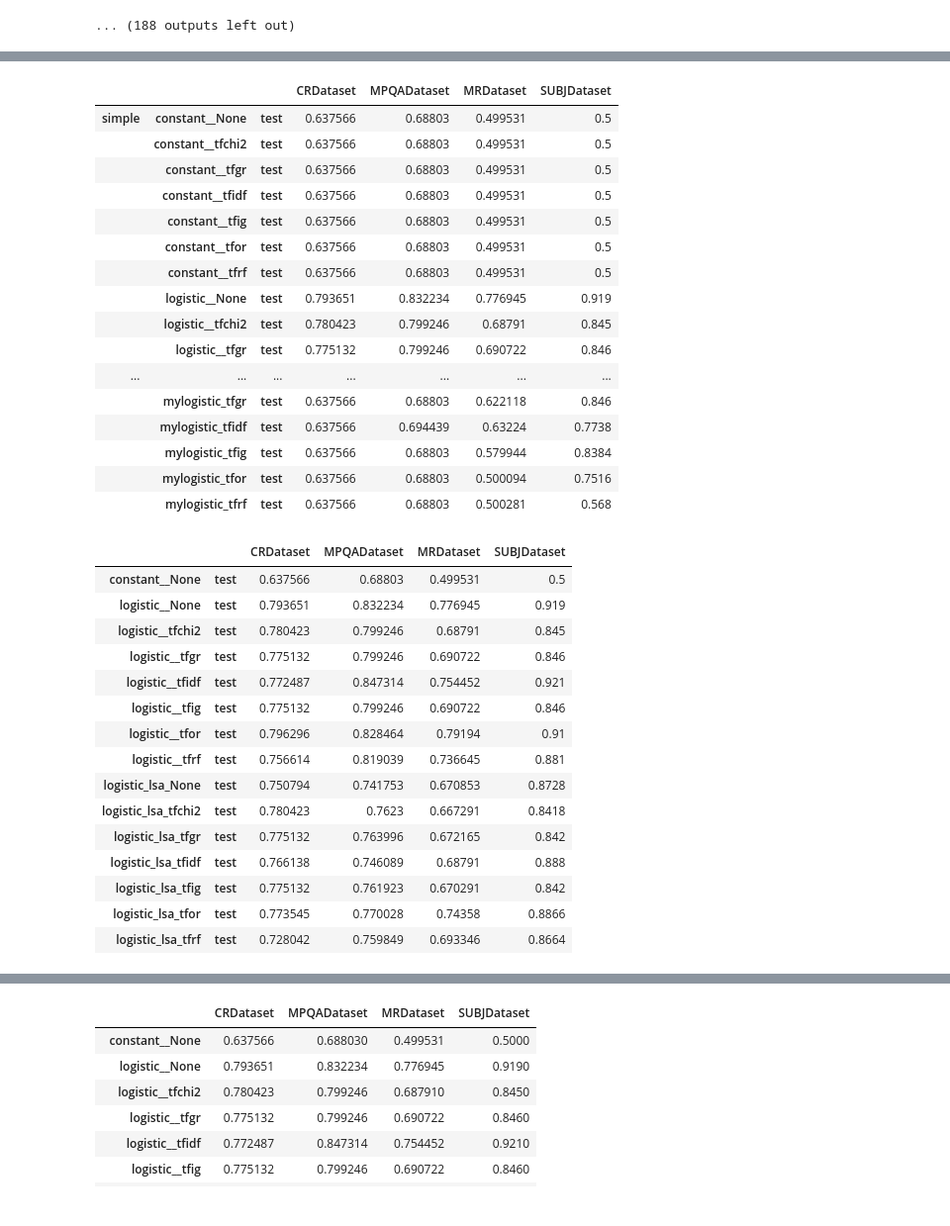
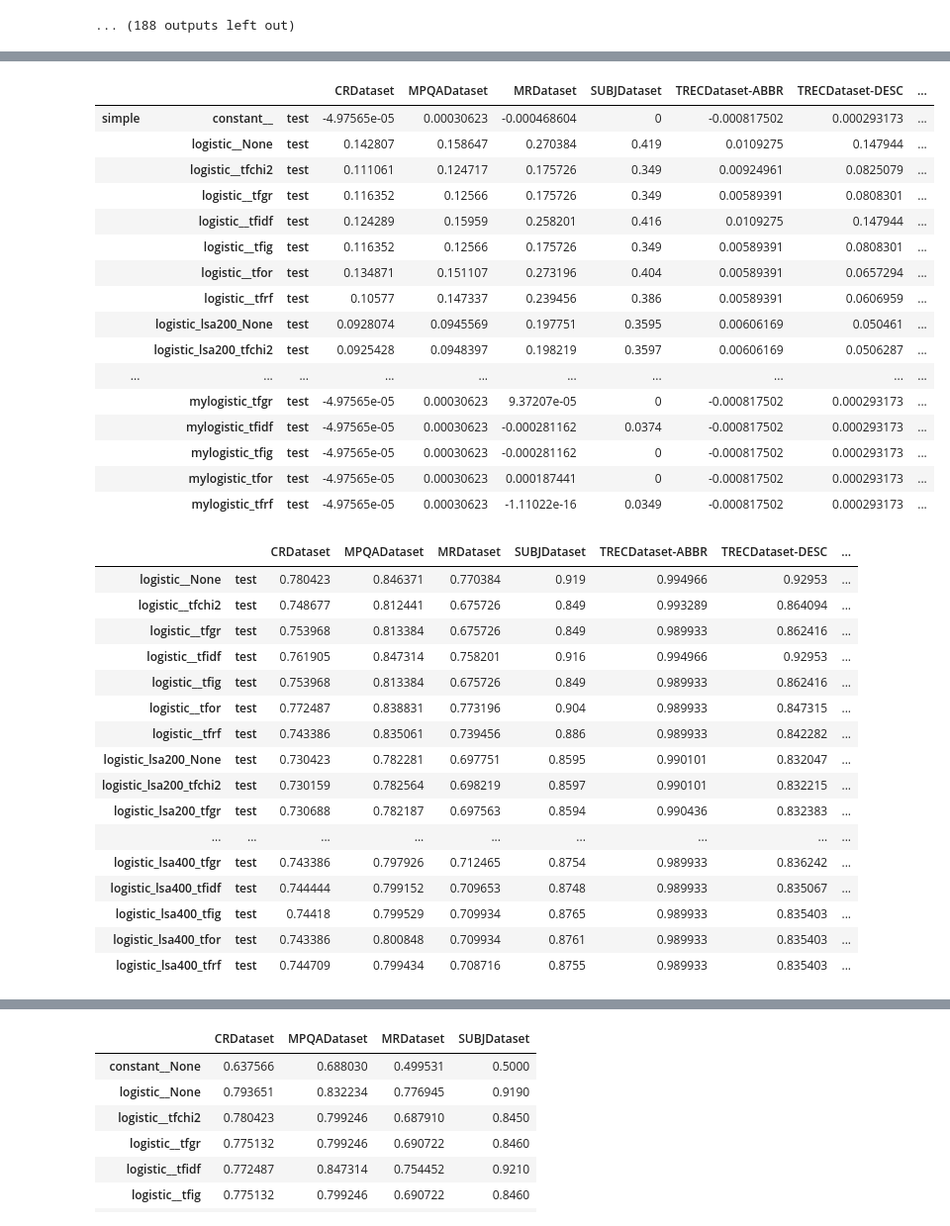
Before and after one commit to vlejd/diploma_thesis, a Jupyter notebook: lsa_backprop/experiments_baselines.ipynb, the cells around one changed output, grey strips where cells are left out. Shown at 99% size. Cells and saved outputs as stored; diff of their text form; code cells hidden in the pictures.

Commit message:
LSA baselines

```diff
--- a/lsa_backprop/experiments_baselines.ipynb
+++ b/lsa_backprop/experiments_baselines.ipynb
@@ -191,7 +289,7 @@ for dataset in datasets.ALL_DATASETS+datasets.TREC_DATASETS:
 # %%
-dump_file = 'dumps/results_baselinessimple_model2.pickle'
+dump_file = 'dumps/results_baselines_simple_model.pickle'
 
-if True:
+if False:
     pickle.dump(results, open(dump_file,'bw'))
 
 loaded_results = pickle.load(open(dump_file,'br'))
@@ -198,26 +298,27 @@ loaded_results = pickle.load(open(dump_file,'br'))
 # %%
 cm = sns.light_palette("green", as_cmap=True)
 df = pd.DataFrame(loaded_results)
+subtract_baseline(df)
 df = df.sort_index().loc[(slice(None),slice(None), 'test'),:]
 df.style.background_gradient(cmap=cm)
 # %% [output]
-|  |  |  | CRDataset | MPQADataset | MRDataset | SUBJDataset |
-| simple | constant__None | test | 0.637566 | 0.68803 | 0.499531 | 0.5 |
-|  | constant__tfchi2 | test | 0.637566 | 0.68803 | 0.499531 | 0.5 |
-|  | constant__tfgr | test | 0.637566 | 0.68803 | 0.499531 | 0.5 |
-|  | constant__tfidf | test | 0.637566 | 0.68803 | 0.499531 | 0.5 |
-|  | constant__tfig | test | 0.637566 | 0.68803 | 0.499531 | 0.5 |
-|  | constant__tfor | test | 0.637566 | 0.68803 | 0.499531 | 0.5 |
-|  | constant__tfrf | test | 0.637566 | 0.68803 | 0.499531 | 0.5 |
-|  | logistic__None | test | 0.793651 | 0.832234 | 0.776945 | 0.919 |
-|  | logistic__tfchi2 | test | 0.780423 | 0.799246 | 0.68791 | 0.845 |
-|  | logistic__tfgr | test | 0.775132 | 0.799246 | 0.690722 | 0.846 |
-| ... | ... | ... | ... | ... | ... | ... |
-|  | mylogistic_tfgr | test | 0.637566 | 0.68803 | 0.622118 | 0.846 |
-|  | mylogistic_tfidf | test | 0.637566 | 0.694439 | 0.63224 | 0.7738 |
-|  | mylogistic_tfig | test | 0.637566 | 0.68803 | 0.579944 | 0.8384 |
-|  | mylogistic_tfor | test | 0.637566 | 0.68803 | 0.500094 | 0.7516 |
-|  | mylogistic_tfrf | test | 0.637566 | 0.68803 | 0.500281 | 0.568 |
+|  |  |  | CRDataset | MPQADataset | MRDataset | SUBJDataset | TRECDataset-ABBR | TRECDataset-DESC | ... |
+| simple | constant__ | test | -4.97565e-05 | 0.00030623 | -0.000468604 | 0 | -0.000817502 | 0.000293173 | ... |
+|  | logistic__None | test | 0.142807 | 0.158647 | 0.270384 | 0.419 | 0.0109275 | 0.147944 | ... |
+|  | logistic__tfchi2 | test | 0.111061 | 0.124717 | 0.175726 | 0.349 | 0.00924961 | 0.0825079 | ... |
+|  | logistic__tfgr | test | 0.116352 | 0.12566 | 0.175726 | 0.349 | 0.00589391 | 0.0808301 | ... |
+|  | logistic__tfidf | test | 0.124289 | 0.15959 | 0.258201 | 0.416 | 0.0109275 | 0.147944 | ... |
+|  | logistic__tfig | test | 0.116352 | 0.12566 | 0.175726 | 0.349 | 0.00589391 | 0.0808301 | ... |
+|  | logistic__tfor | test | 0.134871 | 0.151107 | 0.273196 | 0.404 | 0.00589391 | 0.0657294 | ... |
+|  | logistic__tfrf | test | 0.10577 | 0.147337 | 0.239456 | 0.386 | 0.00589391 | 0.0606959 | ... |
+|  | logistic_lsa200_None | test | 0.0928074 | 0.0945569 | 0.197751 | 0.3595 | 0.00606169 | 0.050461 | ... |
+|  | logistic_lsa200_tfchi2 | test | 0.0925428 | 0.0948397 | 0.198219 | 0.3597 | 0.00606169 | 0.0506287 | ... |
+| ... | ... | ... | ... | ... | ... | ... | ... | ... | ... |
+|  | mylogistic_tfgr | test | -4.97565e-05 | 0.00030623 | 9.37207e-05 | 0 | -0.000817502 | 0.000293173 | ... |
+|  | mylogistic_tfidf | test | -4.97565e-05 | 0.00030623 | -0.000281162 | 0.0374 | -0.000817502 | 0.000293173 | ... |
+|  | mylogistic_tfig | test | -4.97565e-05 | 0.00030623 | -0.000281162 | 0 | -0.000817502 | 0.000293173 | ... |
+|  | mylogistic_tfor | test | -4.97565e-05 | 0.00030623 | 0.000187441 | 0 | -0.000817502 | 0.000293173 | ... |
+|  | mylogistic_tfrf | test | -4.97565e-05 | 0.00030623 | -1.11022e-16 | 0.0349 | -0.000817502 | 0.000293173 | ... |
 # %%
 cm = sns.light_palette("green", as_cmap=True)
 df_results = pd.DataFrame(loaded_results).loc['simple']
@@ -225,22 +326,23 @@ interesting = [x for x in df_results.index.levels[0] if 'constant' not in x and
 
 df_results.loc[(interesting, 'test'),:].style.background_gradient(cmap=cm)
 # %% [output]
-|  |  | CRDataset | MPQADataset | MRDataset | SUBJDataset |
-| constant__None | test | 0.637566 | 0.68803 | 0.499531 | 0.5 |
-| logistic__None | test | 0.793651 | 0.832234 | 0.776945 | 0.919 |
-| logistic__tfchi2 | test | 0.780423 | 0.799246 | 0.68791 | 0.845 |
-| logistic__tfgr | test | 0.775132 | 0.799246 | 0.690722 | 0.846 |
-| logistic__tfidf | test | 0.772487 | 0.847314 | 0.754452 | 0.921 |
-| logistic__tfig | test | 0.775132 | 0.799246 | 0.690722 | 0.846 |
-| logistic__tfor | test | 0.796296 | 0.828464 | 0.79194 | 0.91 |
-| logistic__tfrf | test | 0.756614 | 0.819039 | 0.736645 | 0.881 |
-| logistic_lsa_None | test | 0.750794 | 0.741753 | 0.670853 | 0.8728 |
-| logistic_lsa_tfchi2 | test | 0.780423 | 0.7623 | 0.667291 | 0.8418 |
-| logistic_lsa_tfgr | test | 0.775132 | 0.763996 | 0.672165 | 0.842 |
-| logistic_lsa_tfidf | test | 0.766138 | 0.746089 | 0.68791 | 0.888 |
-| logistic_lsa_tfig | test | 0.775132 | 0.761923 | 0.670291 | 0.842 |
-| logistic_lsa_tfor | test | 0.773545 | 0.770028 | 0.74358 | 0.8866 |
-| logistic_lsa_tfrf | test | 0.728042 | 0.759849 | 0.693346 | 0.8664 |
+|  |  | CRDataset | MPQADataset | MRDataset | SUBJDataset | TRECDataset-ABBR | TRECDataset-DESC | ... |
+| logistic__None | test | 0.780423 | 0.846371 | 0.770384 | 0.919 | 0.994966 | 0.92953 | ... |
+| logistic__tfchi2 | test | 0.748677 | 0.812441 | 0.675726 | 0.849 | 0.993289 | 0.864094 | ... |
+| logistic__tfgr | test | 0.753968 | 0.813384 | 0.675726 | 0.849 | 0.989933 | 0.862416 | ... |
+| logistic__tfidf | test | 0.761905 | 0.847314 | 0.758201 | 0.916 | 0.994966 | 0.92953 | ... |
+| logistic__tfig | test | 0.753968 | 0.813384 | 0.675726 | 0.849 | 0.989933 | 0.862416 | ... |
+| logistic__tfor | test | 0.772487 | 0.838831 | 0.773196 | 0.904 | 0.989933 | 0.847315 | ... |
+| logistic__tfrf | test | 0.743386 | 0.835061 | 0.739456 | 0.886 | 0.989933 | 0.842282 | ... |
+| logistic_lsa200_None | test | 0.730423 | 0.782281 | 0.697751 | 0.8595 | 0.990101 | 0.832047 | ... |
+| logistic_lsa200_tfchi2 | test | 0.730159 | 0.782564 | 0.698219 | 0.8597 | 0.990101 | 0.832215 | ... |
+| logistic_lsa200_tfgr | test | 0.730688 | 0.782187 | 0.697563 | 0.8594 | 0.990436 | 0.832383 | ... |
+| ... | ... | ... | ... | ... | ... | ... | ... | ... |
+| logistic_lsa400_tfgr | test | 0.743386 | 0.797926 | 0.712465 | 0.8754 | 0.989933 | 0.836242 | ... |
+| logistic_lsa400_tfidf | test | 0.744444 | 0.799152 | 0.709653 | 0.8748 | 0.989933 | 0.835067 | ... |
+| logistic_lsa400_tfig | test | 0.74418 | 0.799529 | 0.709934 | 0.8765 | 0.989933 | 0.835403 | ... |
+| logistic_lsa400_tfor | test | 0.743386 | 0.800848 | 0.709934 | 0.8761 | 0.989933 | 0.835403 | ... |
+| logistic_lsa400_tfrf | test | 0.744709 | 0.799434 | 0.708716 | 0.8755 | 0.989933 | 0.835403 | ... |
 # %%
 cm = sns.light_palette("green", as_cmap=True)
 df_results = pd.DataFrame(loaded_results).loc['simple']
```
Also changed, not shown: parts of 5 cells of this notebook, 6 other files.
